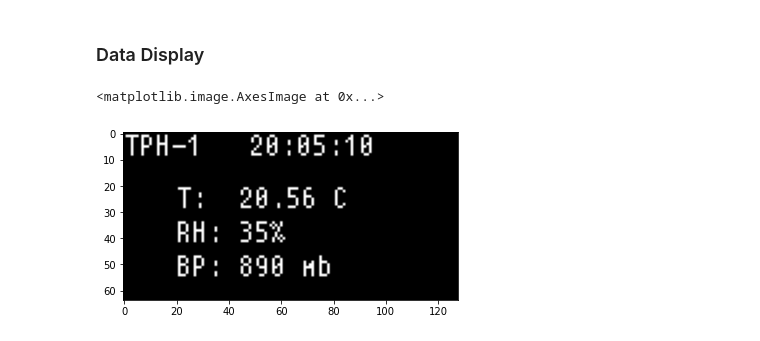
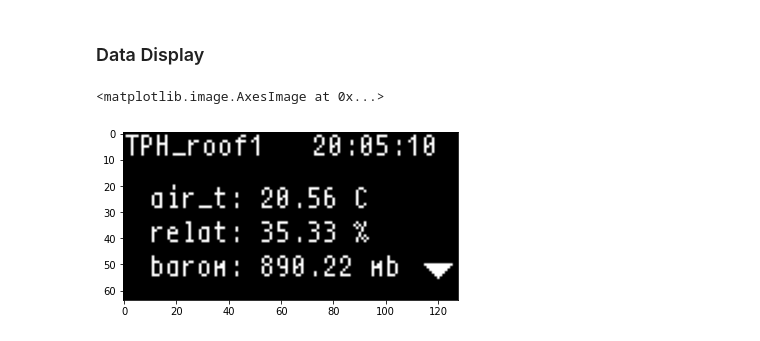
Before and after one commit to dyacon/pyMDL, a Jupyter notebook: tools/display/mockup/disptest.ipynb, the cells around one changed output. Drawn from its saved outputs; the diff is of its cells as text; code cells hidden in the pictures.

```diff
--- a/tools/display/mockup/disptest.ipynb
+++ b/tools/display/mockup/disptest.ipynb
@@ -51,26 +48,26 @@ plt.imshow(npim,cmap='gray')
 # %%
 #Clear image
 d.rectangle([(0,0),(128,64)],fill=0)
 
 #Display content
-headstr = 'TPH-1   20:05:10'
-datastr = ('T:  20.56 C\n'
-           'RH: 35%\n'
-           'BP: 890 mb\n')
+headstr = 'TPH_roof1   20:05:10'
+datastr = ('air_t: 20.56 C\n'
+           'relat: 35.33 %\n'
+           'barom: 890.22 mb\n')
 
 d.text((0,0),headstr,font=testfont,fill=255)
 d.multiline_text(
-        (20,20),
+        (10,20),
         datastr,
         font=testfont,
         fill=255,
         spacing=2)
 
 #Draw a rectangle to indicate more data
-d.polygon([(50,110),(50,120),(55,105)],fill=255)
+d.polygon([(115,50),(125,50),(120,55)],fill=255)
 
 npim = np.asarray(im)
 plt.imshow(npim,cmap='gray')
 # %% [output]
 <matplotlib.image.AxesImage at 0x...>
-[figure, old version]
+[figure, new version]
```
Also changed, not shown: parts of 1 cell of this notebook, 3 other files.
